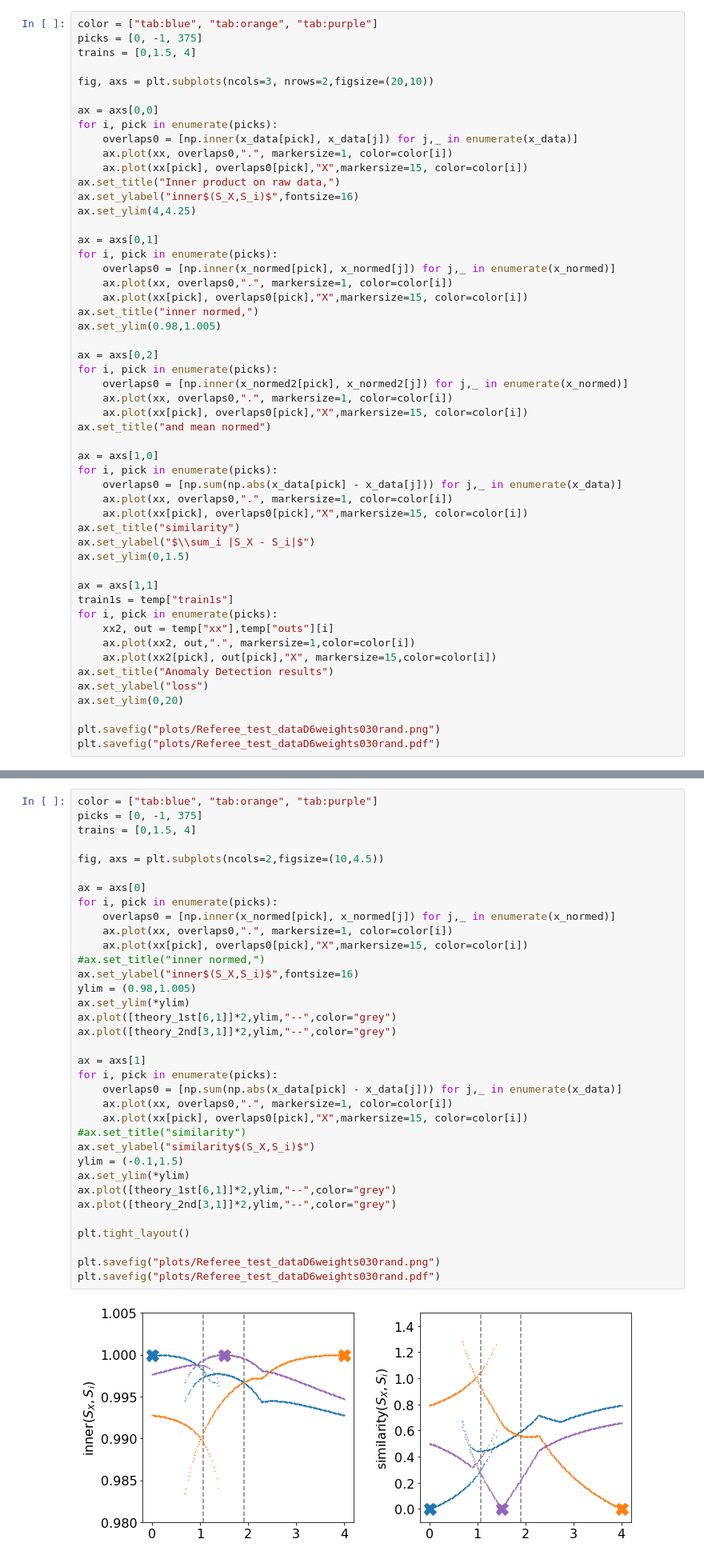
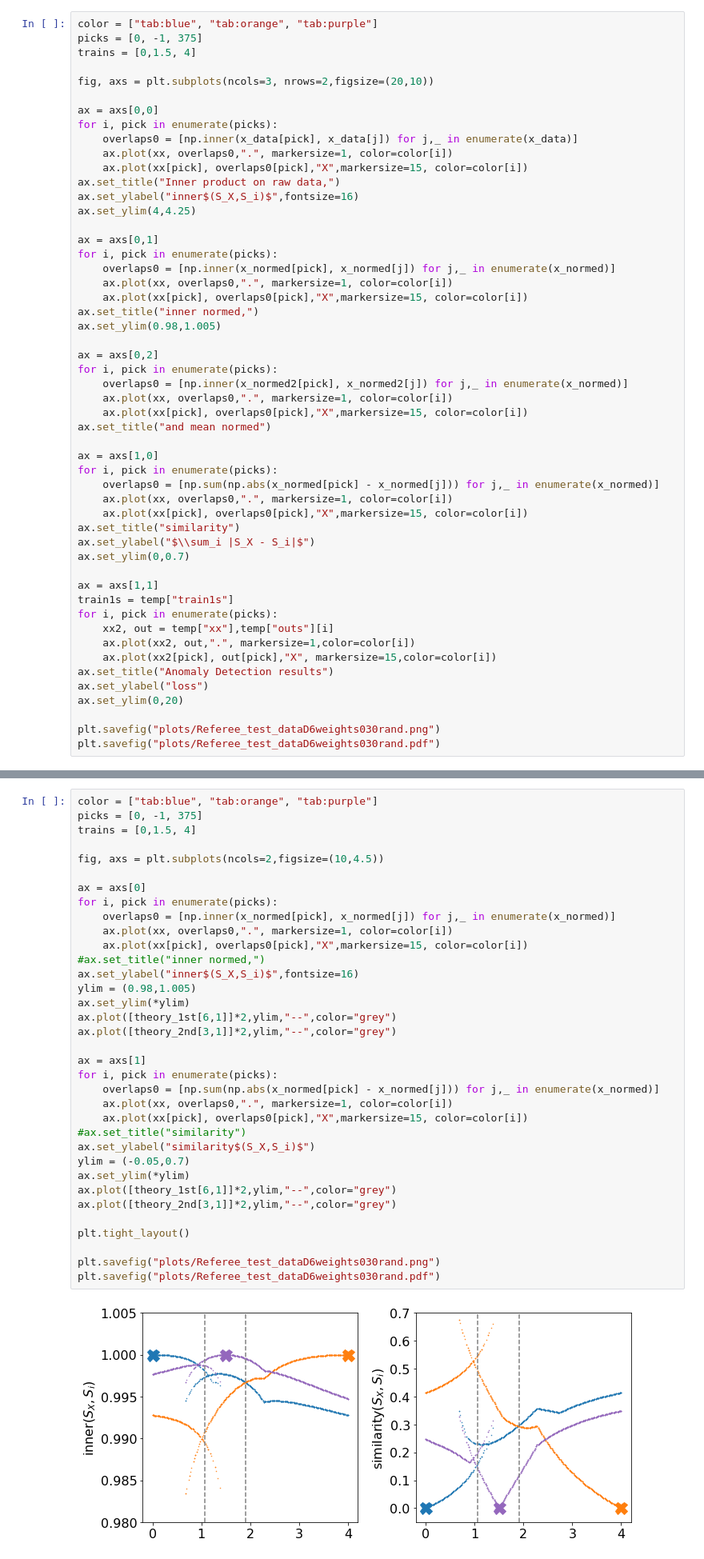
Before and after one commit to Qottmann/anomaly-detection-PEPS, a Jupyter notebook: Referee_tests.ipynb, the cells around one changed output, grey strips where cells are left out. Shown: that part at 80% size. Saved outputs shown, nothing was run; the diff lists cells and outputs as text.

```diff
--- a/Referee_tests.ipynb
+++ b/Referee_tests.ipynb
@@ -276,12 +276,12 @@ ax.set_title("and mean normed")
 
 ax = axs[1,0]
 for i, pick in enumerate(picks):
-    overlaps0 = [np.sum(np.abs(x_data[pick] - x_data[j])) for j,_ in enumerate(x_data)]
+    overlaps0 = [np.sum(np.abs(x_normed[pick] - x_normed[j])) for j,_ in enumerate(x_normed)]
     ax.plot(xx, overlaps0,".", markersize=1, color=color[i])
     ax.plot(xx[pick], overlaps0[pick],"X",markersize=15, color=color[i])
 ax.set_title("similarity")
 ax.set_ylabel("$\\sum_i |S_X - S_i|$")
-ax.set_ylim(0,1.5)
+ax.set_ylim(0,0.7)
 
 ax = axs[1,1]
 train1s = temp["train1s"]
@@ -304,33 +304,33 @@ trains = [0,1.5, 4]
 
 fig, axs = plt.subplots(ncols=2,figsize=(10,4.5))
 
 ax = axs[0]
 for i, pick in enumerate(picks):
     overlaps0 = [np.inner(x_normed[pick], x_normed[j]) for j,_ in enumerate(x_normed)]
     ax.plot(xx, overlaps0,".", markersize=1, color=color[i])
     ax.plot(xx[pick], overlaps0[pick],"X",markersize=15, color=color[i])
 #ax.set_title("inner normed,")
 ax.set_ylabel("inner$(S_X,S_i)$",fontsize=16)
 ylim = (0.98,1.005)
 ax.set_ylim(*ylim)
 ax.plot([theory_1st[6,1]]*2,ylim,"--",color="grey")
 ax.plot([theory_2nd[3,1]]*2,ylim,"--",color="grey")
 
 ax = axs[1]
 for i, pick in enumerate(picks):
-    overlaps0 = [np.sum(np.abs(x_data[pick] - x_data[j])) for j,_ in enumerate(x_data)]
+    overlaps0 = [np.sum(np.abs(x_normed[pick] - x_normed[j])) for j,_ in enumerate(x_normed)]
     ax.plot(xx, overlaps0,".", markersize=1, color=color[i])
     ax.plot(xx[pick], overlaps0[pick],"X",markersize=15, color=color[i])
 #ax.set_title("similarity")
 ax.set_ylabel("similarity$(S_X,S_i)$")
-ylim = (-0.1,1.5)
+ylim = (-0.05,0.7)
 ax.set_ylim(*ylim)
 ax.plot([theory_1st[6,1]]*2,ylim,"--",color="grey")
 ax.plot([theory_2nd[3,1]]*2,ylim,"--",color="grey")
 
 plt.tight_layout()
 
 plt.savefig("plots/Referee_test_dataD6weights030rand.png")
 plt.savefig("plots/Referee_test_dataD6weights030rand.pdf")
 # %% [output]
-[figure, old version]
+[figure, new version]
```
Also changed, not shown: parts of 1 cell of this notebook, 15 other files.
